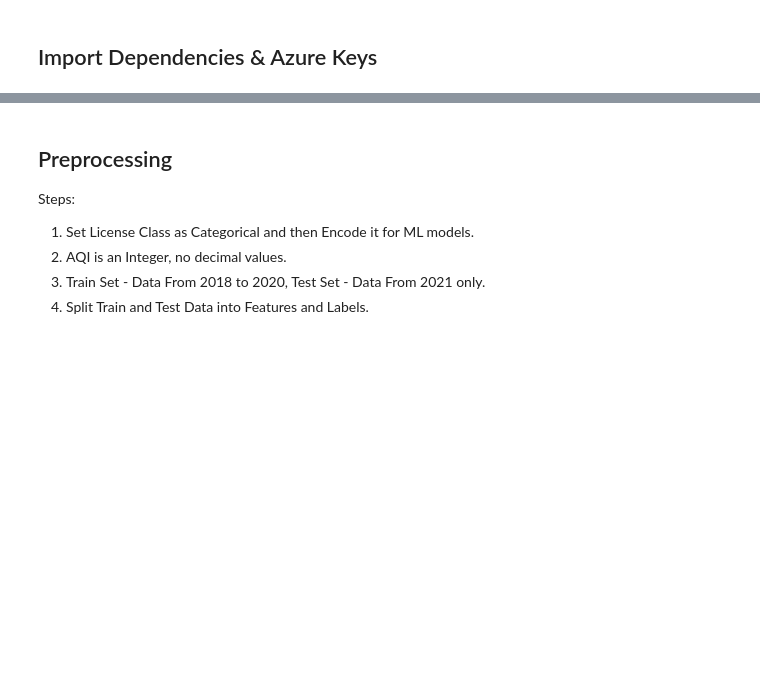
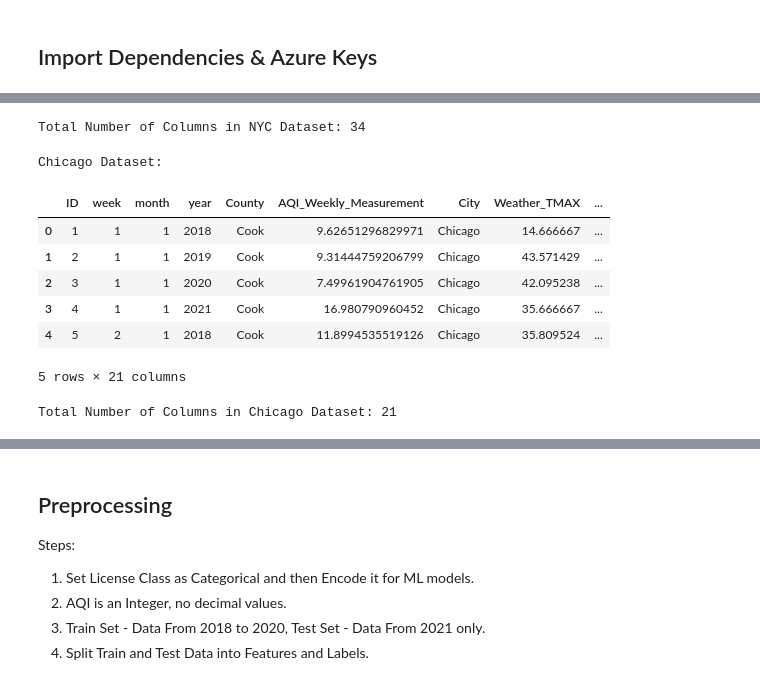
Before and after one commit to vbgupta/Transfer-Learning-Address-Sustainability-Issues, a Jupyter notebook: models/src/modeling/build/Multiple-Models.ipynb, the cells around one changed output, grey strips where cells are left out. Cells and saved outputs as stored; diff of their text form; code cells hidden in the pictures; blank space fills up the shorter version.

```diff
--- a/models/src/modeling/build/Multiple-Models.ipynb
+++ b/models/src/modeling/build/Multiple-Models.ipynb
@@ -43,3 +43,19 @@ def nyc_v2():
     list_names = list(columns_df[1])
     nyc_df = pd.DataFrame([tuple(t) for t in nyc], columns = list_names)
     return nyc_df
+# %%
+def chicago_v2():
+    """
+    1. Get the dataset as dataframe.
+    2. Get the column names for the dataset separately from Azure.
+    """
+
+    conn = pyodbc.connect('DRIVER='+driver+';SERVER=tcp:'+server+';PORT=1433;DATABASE='+database+';UID='+username+';PWD='+ password)
+
+    # NYC V2 Data
+    chic = conn.cursor().execute("SELECT * FROM dbo.ChicagoFeatures_V2").fetchall()
+    columns = conn.cursor().execute("SELECT * FROM sys.columns WHERE object_id = OBJECT_ID('dbo.ChicagoFeatures_V2')").fetchall()
+    columns_df = pd.DataFrame([tuple(t) for t in columns])
+    list_names = list(columns_df[1])
+    chic_df = pd.DataFrame([tuple(t) for t in chic], columns = list_names)
+    return chic_df
@@ -46,3 +78,5 @@ def nyc_v2():
 # %%
-data = nyc_v2()
-data.head()
+# Get Data
+nyc_data = nyc_v2()
+chicago_data = chicago_v2()
+philly_data = philly_v2()
@@ -69,0 +95,20 @@ Index(['year', 'week', 'new_york_city_diesel_average_gal',
+# %%
+print(f"Total Number of Columns in NYC Dataset: {len(nyc_data.columns)}")
+# %% [output]
+Total Number of Columns in NYC Dataset: 34
+# %%
+print(f"Chicago Dataset:")
+chicago_data.head()
+# %% [output]
+Chicago Dataset:
+|  | ID | week | month | year | County | AQI_Weekly_Measurement | City | Weather_TMAX | ... |
+| 0 | 1 | 1 | 1 | 2018 | Cook | 9.62651296829971 | Chicago | 14.666667 | ... |
+| 1 | 2 | 1 | 1 | 2019 | Cook | 9.31444759206799 | Chicago | 43.571429 | ... |
+| 2 | 3 | 1 | 1 | 2020 | Cook | 7.49961904761905 | Chicago | 42.095238 | ... |
+| 3 | 4 | 1 | 1 | 2021 | Cook | 16.980790960452 | Chicago | 35.666667 | ... |
+| 4 | 5 | 2 | 1 | 2018 | Cook | 11.8994535519126 | Chicago | 35.809524 | ... |
+5 rows × 21 columns
+# %%
+print(f"Total Number of Columns in Chicago Dataset: {len(chicago_data.columns)}")
+# %% [output]
+Total Number of Columns in Chicago Dataset: 21
```
Also changed, not shown: parts of 60 cells of this notebook, 6 other files.
